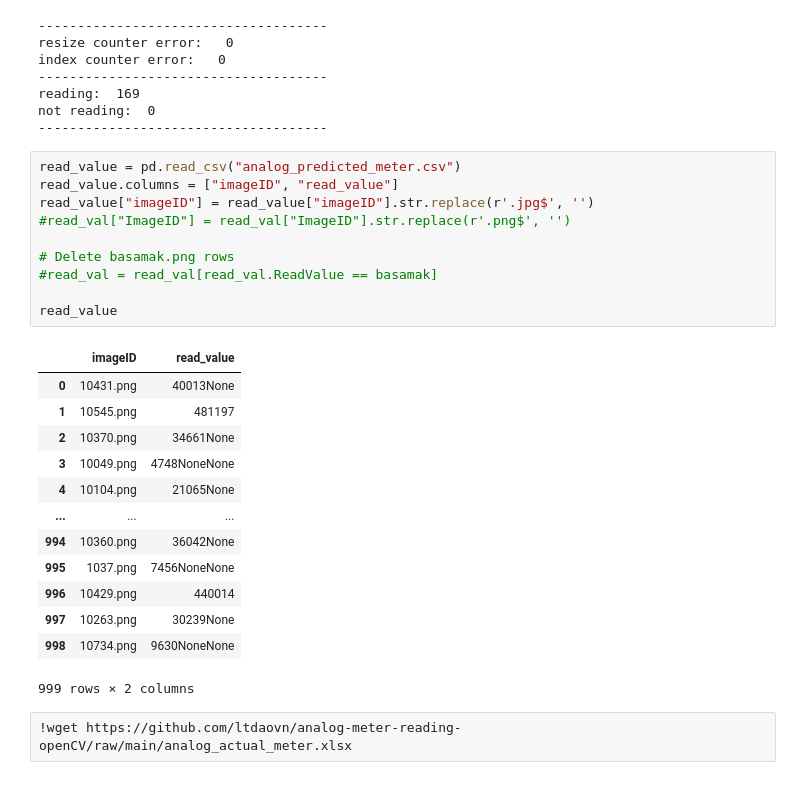
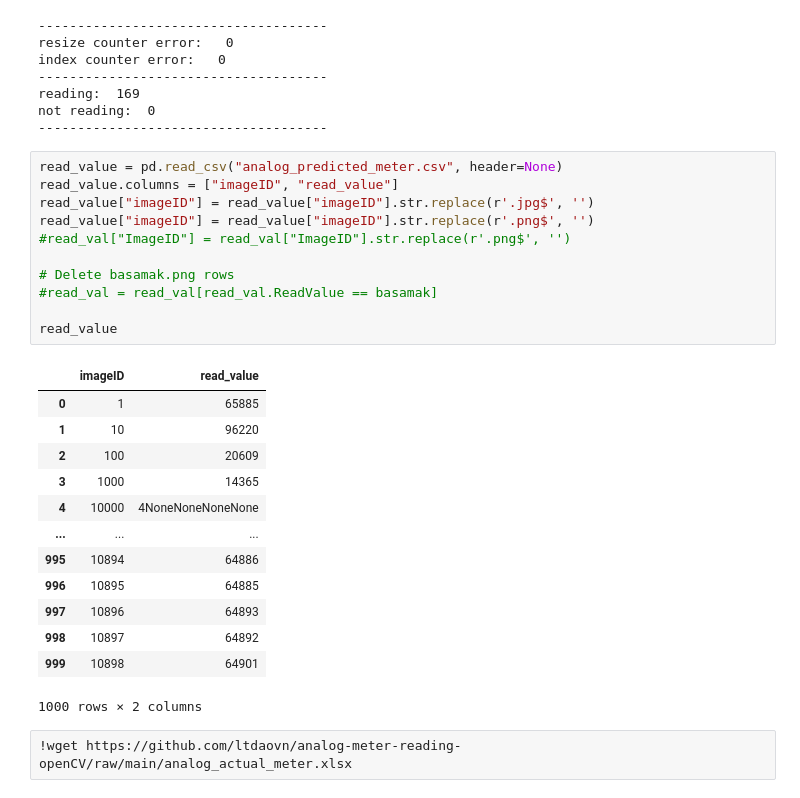
Before and after one commit to ltdaovn/analog-meter-reading-openCV, a Jupyter notebook: test.ipynb, the cells around one changed output. Saved outputs shown, nothing was run; the diff lists cells and outputs as text.

```diff
--- a/test.ipynb
+++ b/test.ipynb
@@ -262,29 +297,30 @@ reading:  169
 not reading:  0
 -------------------------------------
 # %%
-read_value = pd.read_csv("analog_predicted_meter.csv")
+read_value = pd.read_csv("analog_predicted_meter.csv", header=None)
 read_value.columns = ["imageID", "read_value"]
 read_value["imageID"] = read_value["imageID"].str.replace(r'.jpg$', '')
+read_value["imageID"] = read_value["imageID"].str.replace(r'.png$', '')
 #read_val["ImageID"] = read_val["ImageID"].str.replace(r'.png$', '')
 
 # Delete basamak.png rows
 #read_val = read_val[read_val.ReadValue == basamak]
 
 read_value
 # %% [output]
 |  | imageID | read_value |
-| 0 | 10431.png | 40013None |
-| 1 | 10545.png | 481197 |
-| 2 | 10370.png | 34661None |
-| 3 | 10049.png | 4748NoneNone |
-| 4 | 10104.png | 21065None |
+| 0 | 1 | 65885 |
+| 1 | 10 | 96220 |
+| 2 | 100 | 20609 |
+| 3 | 1000 | 14365 |
+| 4 | 10000 | 4NoneNoneNoneNone |
 | ... | ... | ... |
-| 994 | 10360.png | 36042None |
-| 995 | 1037.png | 7456NoneNone |
-| 996 | 10429.png | 440014 |
-| 997 | 10263.png | 30239None |
-| 998 | 10734.png | 9630NoneNone |
+| 995 | 10894 | 64886 |
+| 996 | 10895 | 64885 |
+| 997 | 10896 | 64893 |
+| 998 | 10897 | 64892 |
+| 999 | 10898 | 64901 |
-999 rows × 2 columns
+1000 rows × 2 columns
 # %%
 !wget https://github.com/ltdaovn/analog-meter-reading-openCV/raw/main/analog_actual_meter.xlsx
 # %%
```
Also changed, not shown: parts of 9 cells of this notebook.
